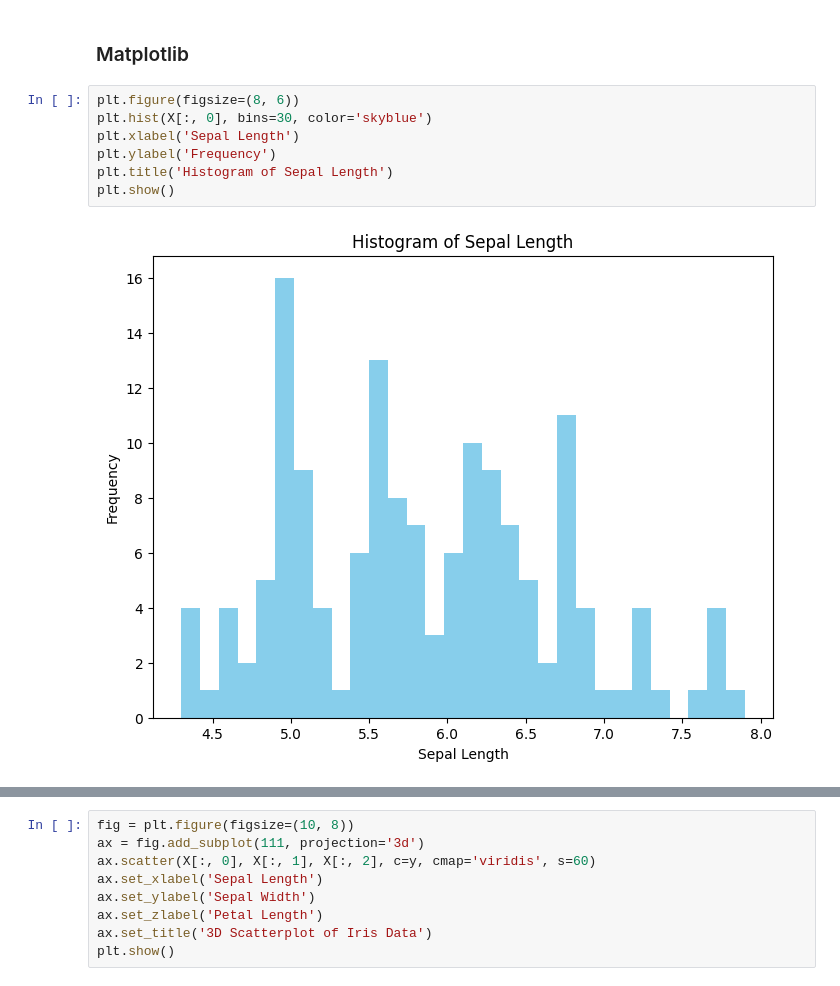
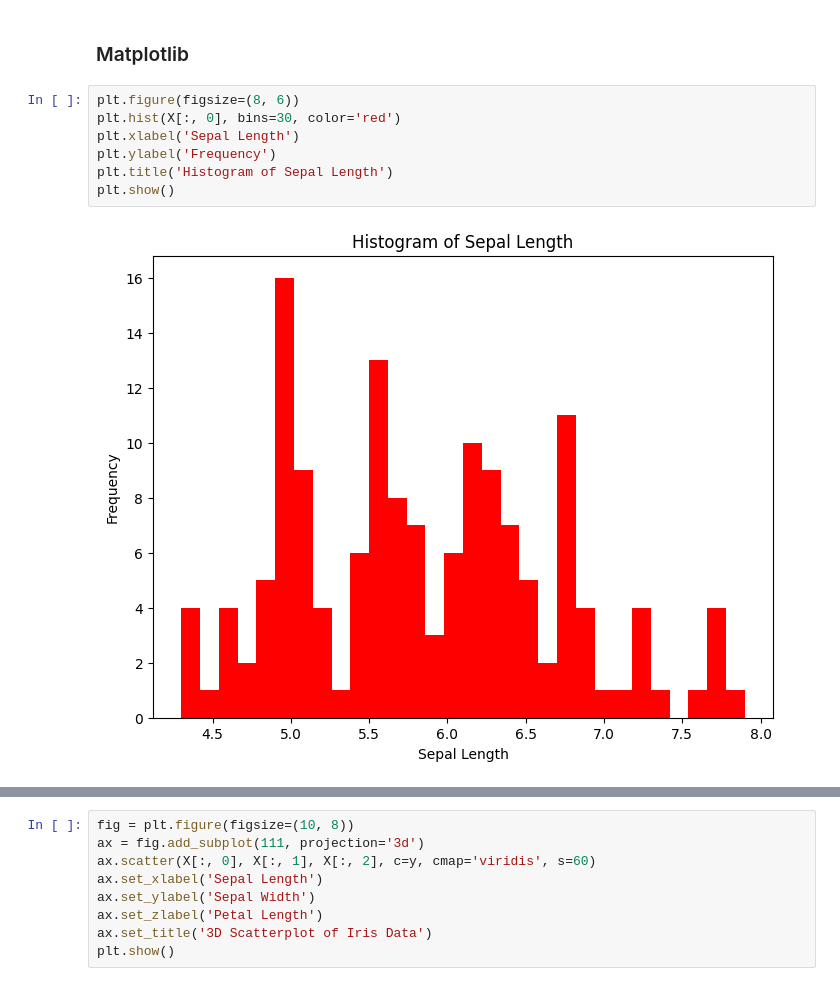
Before and after one commit to architdhar/DAV, a Jupyter notebook: exp11.ipynb, the cells around one changed output, grey strips where cells are left out. Drawn from its saved outputs; the diff is of its cells as text.

```diff
--- a/exp11.ipynb
+++ b/exp11.ipynb
@@ -22,13 +22,13 @@ y = iris.target
 ### Matplotlib
 # %%
 plt.figure(figsize=(8, 6))
-plt.hist(X[:, 0], bins=30, color='skyblue')
+plt.hist(X[:, 0], bins=30, color='red')
 plt.xlabel('Sepal Length')
 plt.ylabel('Frequency')
 plt.title('Histogram of Sepal Length')
 plt.show()
 # %% [output]
-[figure, old version]
+[figure, new version]
 # %%
 species_labels = ['Setosa', 'Versicolor', 'Virginica']
 species_counts = [np.sum(y == i) for i in range(3)]
```
Also changed, not shown: parts of 3 cells of this notebook.
